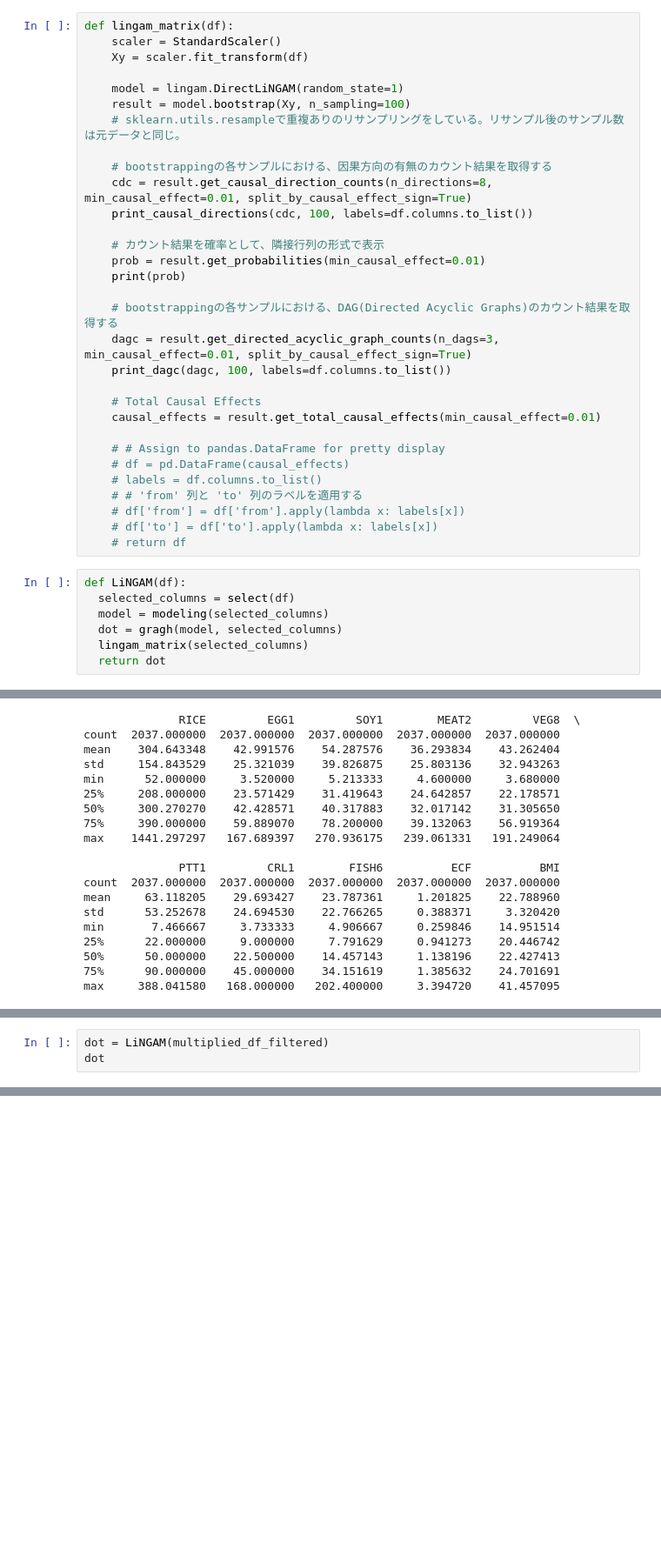
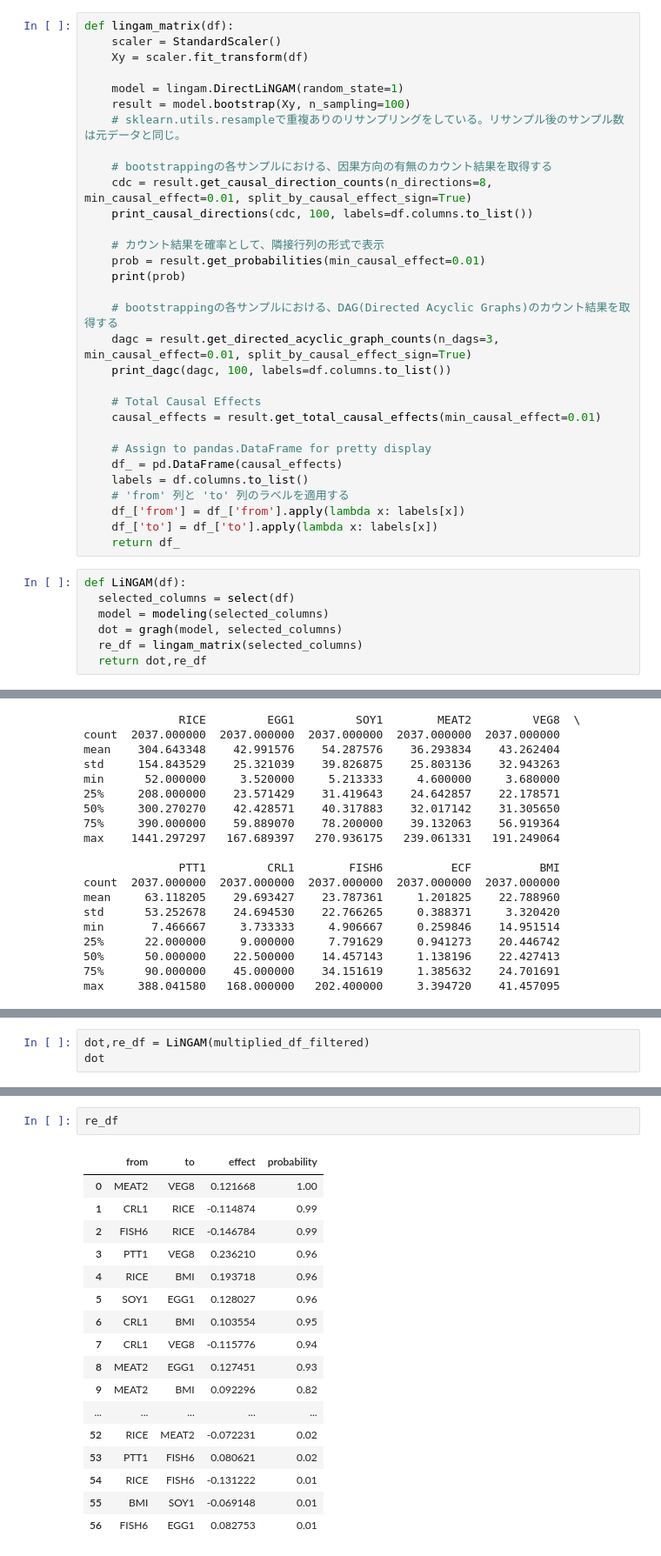
Before and after one commit to Shi-raishi/Graduation-research, a Jupyter notebook: pt1__all_data.ipynb, the cells around one changed output, grey strips where cells are left out. Shown: that part at 87% size. Saved outputs shown, nothing was run; the diff lists cells and outputs as text; blank space fills up the shorter version.

```diff
--- a/pt1__all_data.ipynb
+++ b/pt1__all_data.ipynb
@@ -328,20 +328,20 @@ def lingam_matrix(df):
     # Total Causal Effects
     causal_effects = result.get_total_causal_effects(min_causal_effect=0.01)
 
-    # # Assign to pandas.DataFrame for pretty display
-    # df = pd.DataFrame(causal_effects)
-    # labels = df.columns.to_list()
-    # # 'from' 列と 'to' 列のラベルを適用する
-    # df['from'] = df['from'].apply(lambda x: labels[x])
-    # df['to'] = df['to'].apply(lambda x: labels[x])
-    # return df
+    # Assign to pandas.DataFrame for pretty display
+    df_ = pd.DataFrame(causal_effects)
+    labels = df.columns.to_list()
+    # 'from' 列と 'to' 列のラベルを適用する
+    df_['from'] = df_['from'].apply(lambda x: labels[x])
+    df_['to'] = df_['to'].apply(lambda x: labels[x])
+    return df_
 # %%
 def LiNGAM(df):
   selected_columns = select(df)
   model = modeling(selected_columns)
   dot = gragh(model, selected_columns)
-  lingam_matrix(selected_columns)
-  return dot
+  re_df = lingam_matrix(selected_columns)
+  return dot,re_df
 # %%
 # # 変数とインデックス
 # for index, column_name in enumerate(values_dataframe_cleaned.columns):
@@ -426,7 +426,7 @@ checksVariables(multiplied_df_filtered)
 [figure]
 [figure]
 # %%
-dot = LiNGAM(multiplied_df_filtered)
+dot,re_df = LiNGAM(multiplied_df_filtered)
 dot
 # %% [output]
 因果の順番：[3, 6, 7, 0, 5, 2, 1, 8, 4]
@@ -447,3 +447,23 @@ dot
         BMI <--- PTT1 (b<0)
         BMI <--- CRL1 (b>0)
 [drawing not drawn]
+# %%
+re_df
+# %% [output]
+|  | from | to | effect | probability |
+| 0 | MEAT2 | VEG8 | 0.121668 | 1.00 |
+| 1 | CRL1 | RICE | -0.114874 | 0.99 |
+| 2 | FISH6 | RICE | -0.146784 | 0.99 |
+| 3 | PTT1 | VEG8 | 0.236210 | 0.96 |
+| 4 | RICE | BMI | 0.193718 | 0.96 |
+| 5 | SOY1 | EGG1 | 0.128027 | 0.96 |
+| 6 | CRL1 | BMI | 0.103554 | 0.95 |
+| 7 | CRL1 | VEG8 | -0.115776 | 0.94 |
+| 8 | MEAT2 | EGG1 | 0.127451 | 0.93 |
+| 9 | MEAT2 | BMI | 0.092296 | 0.82 |
+| ... | ... | ... | ... | ... |
+| 52 | RICE | MEAT2 | -0.072231 | 0.02 |
+| 53 | PTT1 | FISH6 | 0.080621 | 0.02 |
+| 54 | RICE | FISH6 | -0.131222 | 0.01 |
+| 55 | BMI | SOY1 | -0.069148 | 0.01 |
+| 56 | FISH6 | EGG1 | 0.082753 | 0.01 |
```
Also changed, not shown: parts of 1 cell of this notebook.
